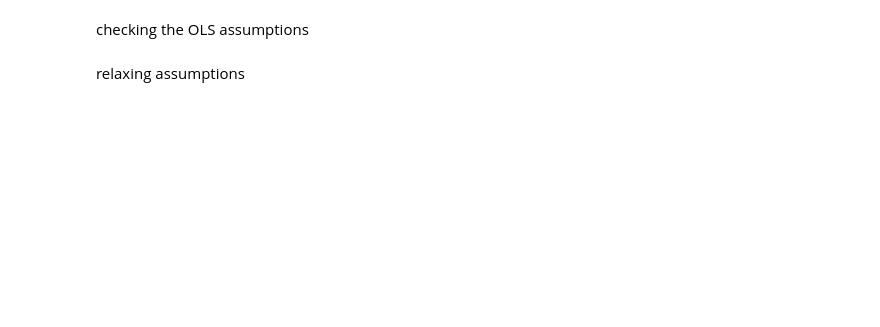
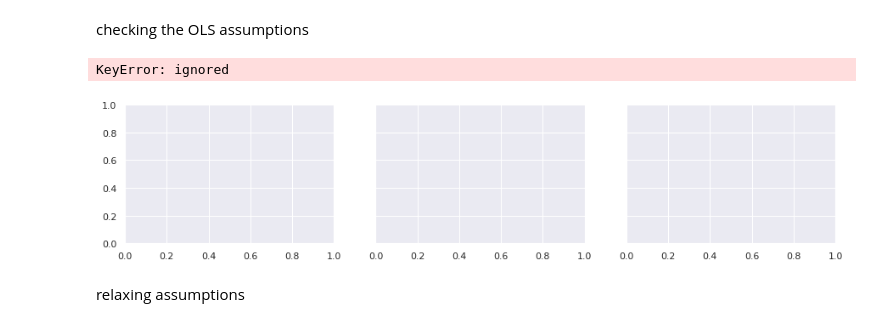
Before and after one commit to Sheila-otuko/machine_learning_practice, a Jupyter notebook: car_prediction_example_1.ipynb, the cells around one changed output. Saved outputs shown, nothing was run; the diff lists cells and outputs as text; code cells hidden in the pictures; blank space fills up the shorter version.

```diff
--- a/car_prediction_example_1.ipynb
+++ b/car_prediction_example_1.ipynb
@@ -196,2 +203,16 @@ checking the OLS assumptions
+# %%
+f, (ax1, ax2, ax3) = plt.subplots(1, 3, sharey=True, figsize =(15,3))
+ax1.scatter(data_cleaned['Year'], data_cleaned['Price'])
+ax1.set_title('Log Price and Year')
+ax2.scatter(data_cleaned['EngineV'], data_cleaned['Price'])
+ax2.set_title('Log Price and EngineV')
+ax3.scatter(data_cleaned['Mileage'], data_cleaned['Price'])
+ax3.set_title('Log Price and Mileage')
+
+plt.show()
+#check for linearity using a scatter plot
+# %% [output]
+KeyError: ignored
+[figure, added]
 # %% [markdown]
 relaxing assumptions
```
Also changed, not shown: parts of 54 cells of this notebook.
